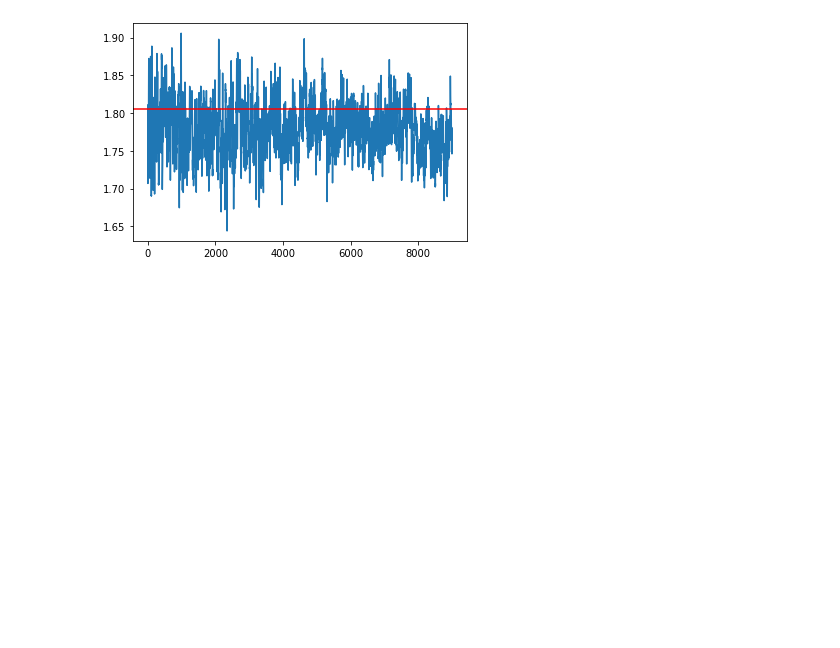
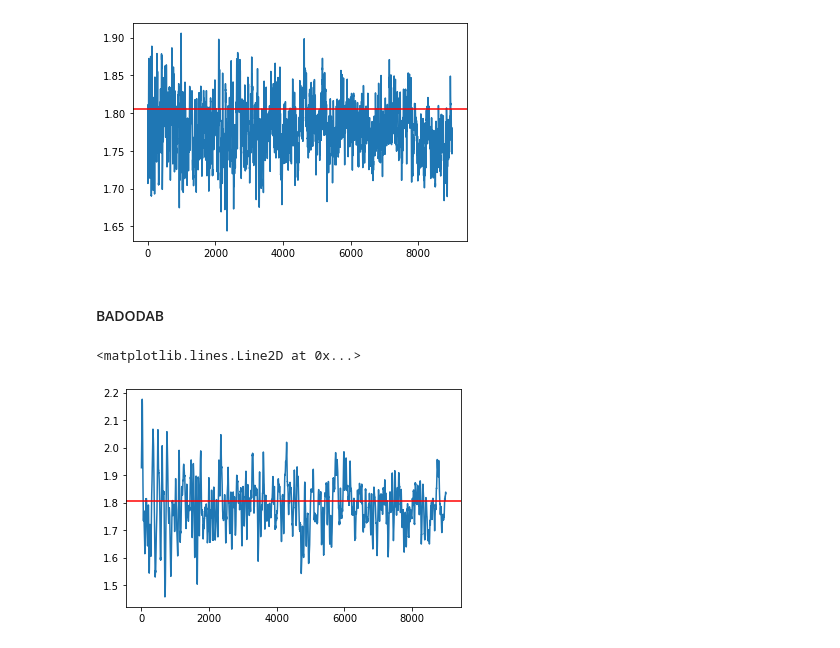
Before and after one commit to jeremiecoullon/SGMCMCJax, a Jupyter notebook: docs/nbs/sampler.ipynb, the cells around one changed output. Drawn from its saved outputs; the diff is of its cells as text; code cells hidden in the pictures; blank space fills up the shorter version.

Commit message:
added badodab

```diff
--- a/docs/nbs/sampler.ipynb
+++ b/docs/nbs/sampler.ipynb
@@ -181,3 +179,16 @@ plt.axhline(theta_true[idx], c='r')
 # %% [output]
 <matplotlib.lines.Line2D at 0x...>
 [figure]
+# %% [markdown]
+#### BADODAB
+# %%
+batch_size = int(0.001*X.shape[0])
+my_sampler = build_badodab_sampler(1e-3, loglikelihood, logprior, data, batch_size)
+samples = my_sampler(key, Nsamples, theta_true)
+
+idx = 7
+plt.plot(np.array(samples)[1000:,idx])
+plt.axhline(theta_true[idx], c='r')
+# %% [output]
+<matplotlib.lines.Line2D at 0x...>
+[figure, added]
```
Also changed, not shown: parts of 3 cells of this notebook, 4 other files.
